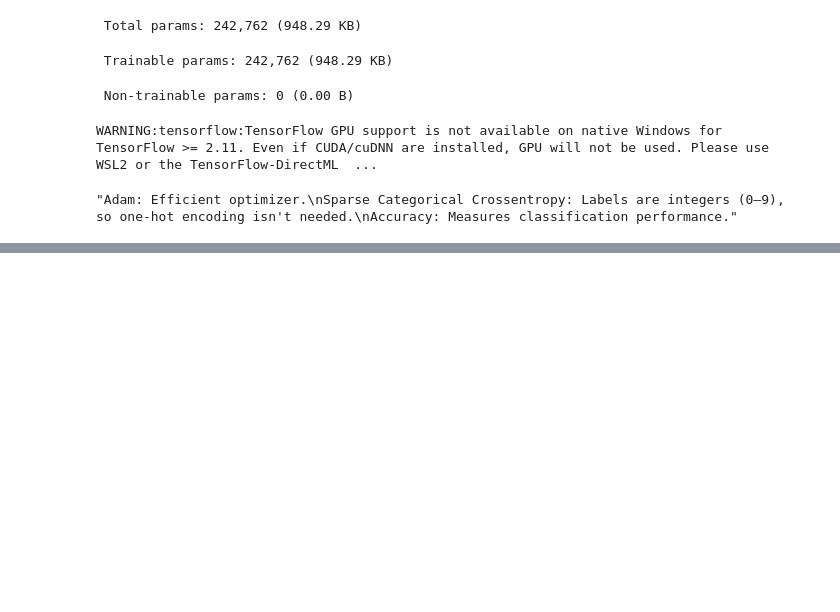
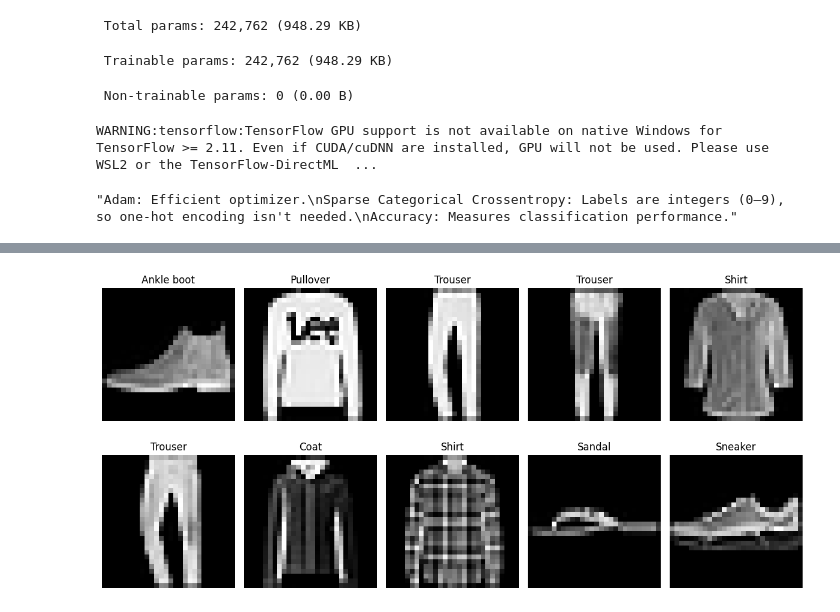
Before and after one commit to shibamacademics-ctrl/My_DeepLearning, a Jupyter notebook: Fashion.ipynb, the cells around one changed output, grey strips where cells are left out. Saved outputs shown, nothing was run; the diff lists cells and outputs as text; code cells hidden in the pictures; blank space fills up the shorter version.

```diff
--- a/Fashion.ipynb
+++ b/Fashion.ipynb
@@ -137,0 +143,2 @@ Test Loss: 0.37649616599082947
+# %%
+predictions = model.predict(X_test)
@@ -137,0 +152,2 @@ Test Loss: 0.37649616599082947
+# %%
+predicted_labels = np.argmax(predictions, axis=1)
@@ -137,0 +171,15 @@ Test Loss: 0.37649616599082947
+# %%
+correct = np.where(predicted_labels == y_test)[0]
+
+plt.figure(figsize=(12,6))
+
+for i, idx in enumerate(correct[:10]):
+    plt.subplot(2,5,i+1)
+    plt.imshow(X_test[idx], cmap='gray')
+    plt.title(class_names[predicted_labels[idx]])
+    plt.axis('off')
+
+plt.tight_layout()
+plt.show()
+# %% [output]
+[figure, added]
```
Also changed, not shown: parts of 11 cells of this notebook, 1 other file.
